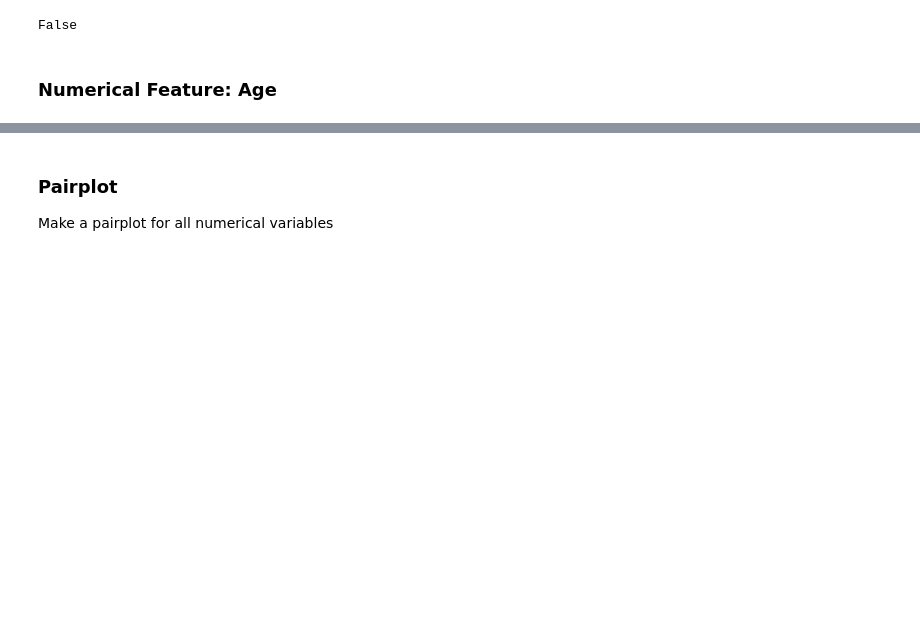
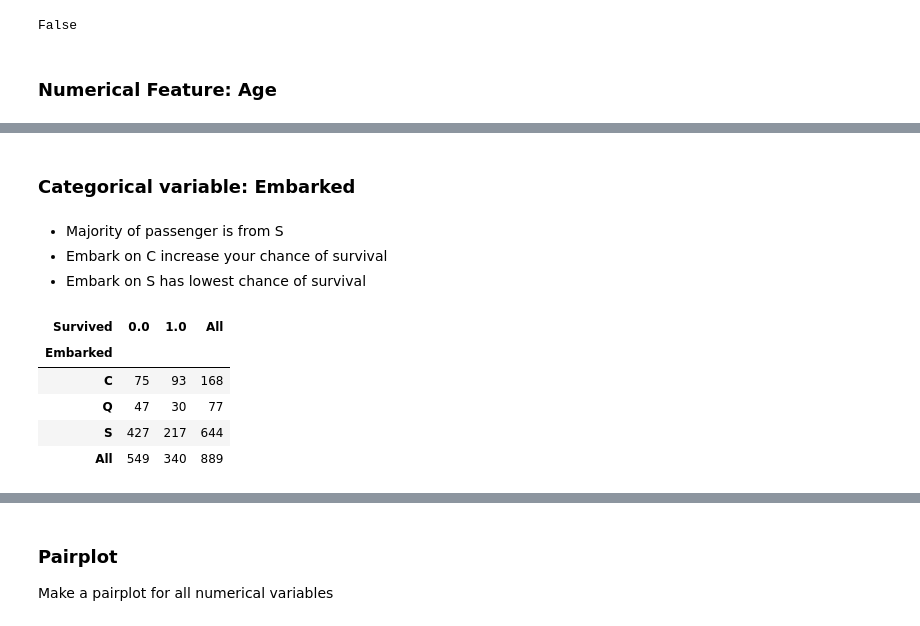
Before and after one commit to Theerit/Kaggle_Titanic, a Jupyter notebook: Titanic.ipynb, the cells around one changed output, grey strips where cells are left out. Drawn from its saved outputs; the diff is of its cells as text; code cells hidden in the pictures; blank space fills up the shorter version.

Commit message:
Working on embarking variable

```diff
--- a/Titanic.ipynb
+++ b/Titanic.ipynb
@@ -307,0 +309,15 @@ plt.show()
+# %% [markdown]
+### Categorical variable: Embarked
+# %% [markdown]
+- Majority of passenger is from S
+- Embark on C increase your chance of survival
+- Embark on S has lowest chance of survival
+# %%
+pd.crosstab(X_plot.Embarked,X_plot.Survived,margins=True).style.background_gradient(cmap='summer_r')
+# %% [output]
+| Survived | 0.0 | 1.0 | All |
+| Embarked |  |  |  |
+| C | 75 | 93 | 168 |
+| Q | 47 | 30 | 77 |
+| S | 427 | 217 | 644 |
+| All | 549 | 340 | 889 |
```
Also changed, not shown: parts of 5 cells of this notebook.
